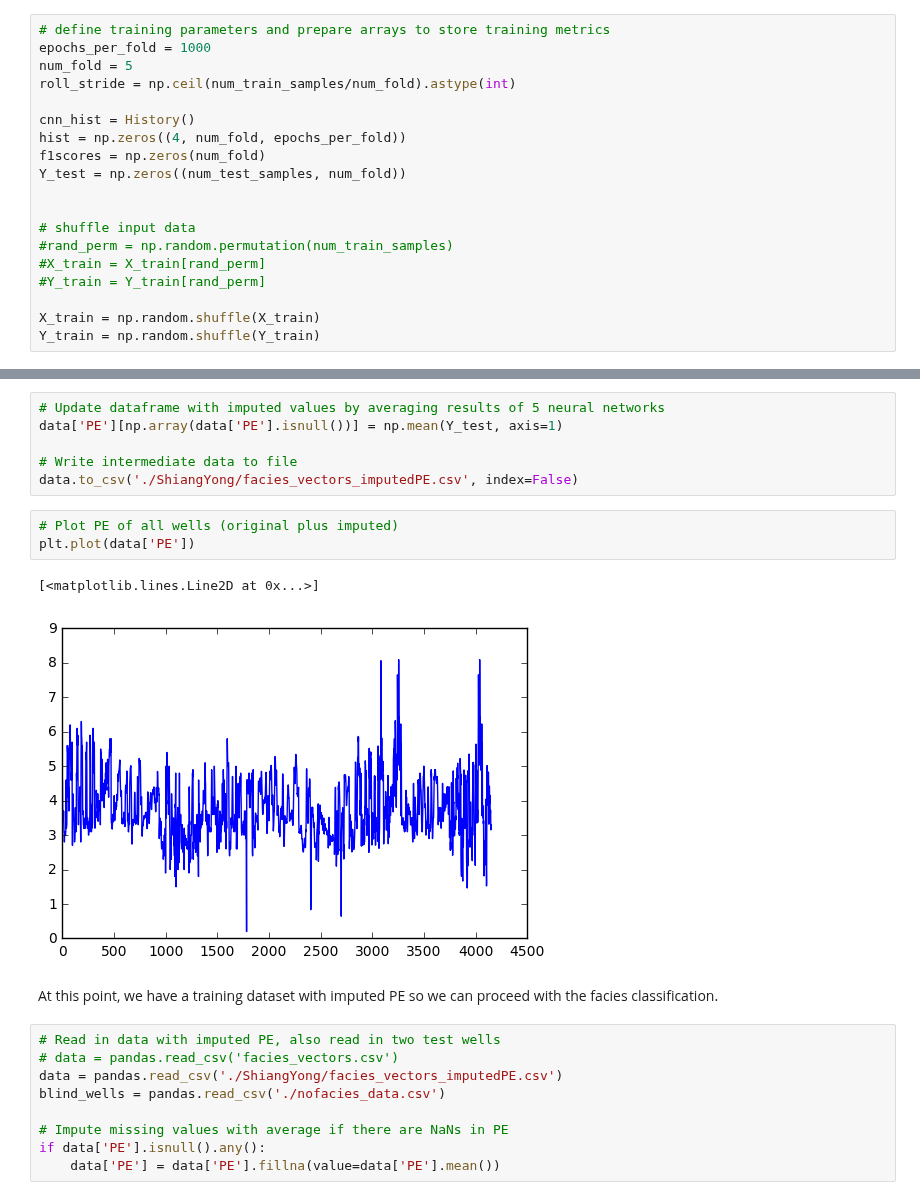
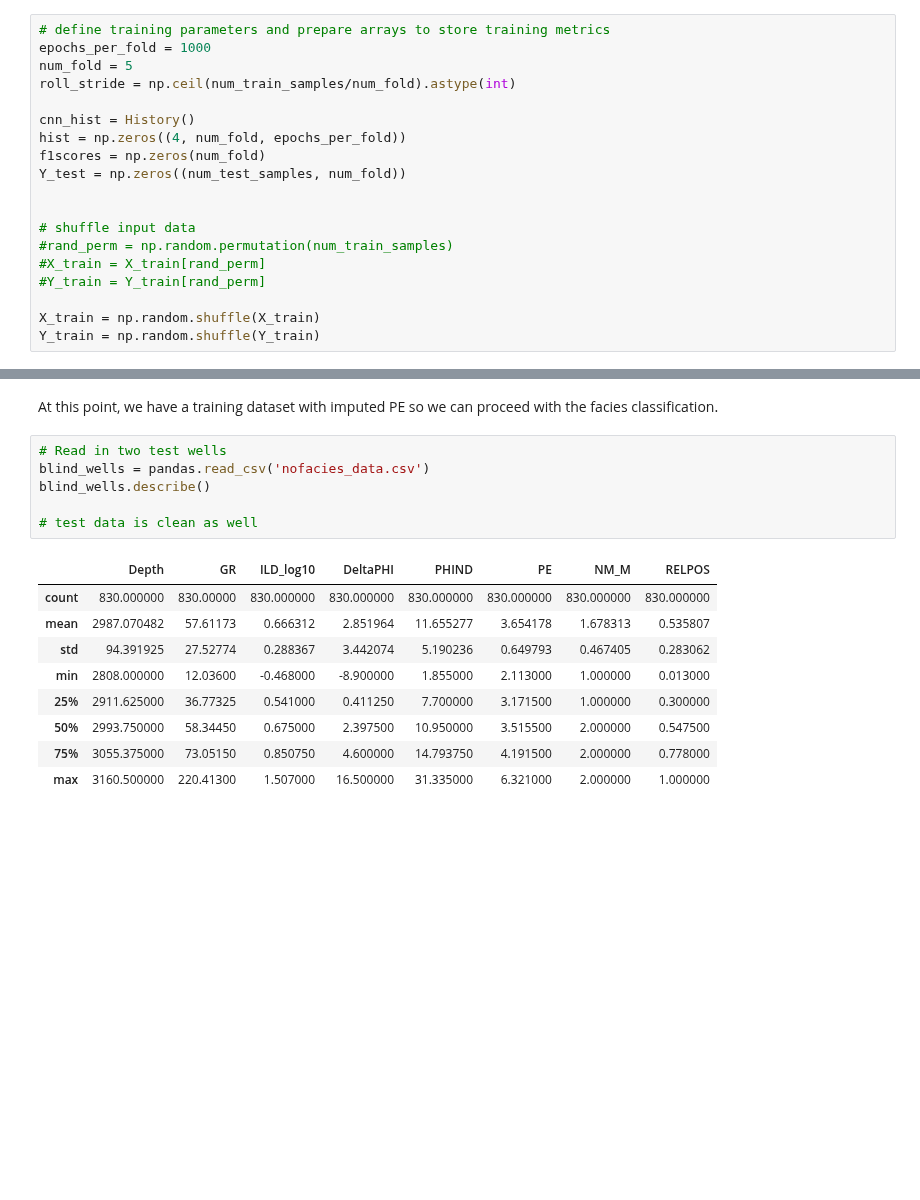
Before and after one commit to turn11/rock_facies_classification, a Jupyter notebook: facies_classification_cnn_v1.ipynb, the cells around one changed output, grey strips where cells are left out. Saved outputs shown, nothing was run; the diff lists cells and outputs as text; blank space fills up the shorter version.

```diff
--- a/facies_classification_cnn_v1.ipynb
+++ b/facies_classification_cnn_v1.ipynb
@@ -218,26 +163,21 @@ plt.legend(['train', 'val'], loc='upper left')
-# %%
-# Update dataframe with imputed values by averaging results of 5 neural networks
-data['PE'][np.array(data['PE'].isnull())] = np.mean(Y_test, axis=1)
-
-# Write intermediate data to file
-data.to_csv('./ShiangYong/facies_vectors_imputedPE.csv', index=False)
-# %%
-# Plot PE of all wells (original plus imputed)
-plt.plot(data['PE'])
-# %% [output]
-[<matplotlib.lines.Line2D at 0x...>]
-[figure, removed]
 # %% [markdown]
 At this point, we have a training dataset with imputed PE so we can proceed with the facies classification.
-# %%
-# Read in data with imputed PE, also read in two test wells
-# data = pandas.read_csv('facies_vectors.csv')
-data = pandas.read_csv('./ShiangYong/facies_vectors_imputedPE.csv')
-blind_wells = pandas.read_csv('./nofacies_data.csv')
-
-# Impute missing values with average if there are NaNs in PE
-if data['PE'].isnull().any():
-    data['PE'] = data['PE'].fillna(value=data['PE'].mean())
+# %%
+# Read in two test wells
+blind_wells = pandas.read_csv('nofacies_data.csv')
+blind_wells.describe()
+
+# test data is clean as well
+# %% [output]
+|  | Depth | GR | ILD_log10 | DeltaPHI | PHIND | PE | NM_M | RELPOS |
+| count | 830.000000 | 830.00000 | 830.000000 | 830.000000 | 830.000000 | 830.000000 | 830.000000 | 830.000000 |
+| mean | 2987.070482 | 57.61173 | 0.666312 | 2.851964 | 11.655277 | 3.654178 | 1.678313 | 0.535807 |
+| std | 94.391925 | 27.52774 | 0.288367 | 3.442074 | 5.190236 | 0.649793 | 0.467405 | 0.283062 |
+| min | 2808.000000 | 12.03600 | -0.468000 | -8.900000 | 1.855000 | 2.113000 | 1.000000 | 0.013000 |
+| 25% | 2911.625000 | 36.77325 | 0.541000 | 0.411250 | 7.700000 | 3.171500 | 1.000000 | 0.300000 |
+| 50% | 2993.750000 | 58.34450 | 0.675000 | 2.397500 | 10.950000 | 3.515500 | 2.000000 | 0.547500 |
+| 75% | 3055.375000 | 73.05150 | 0.850750 | 4.600000 | 14.793750 | 4.191500 | 2.000000 | 0.778000 |
+| max | 3160.500000 | 220.41300 | 1.507000 | 16.500000 | 31.335000 | 6.321000 | 2.000000 | 1.000000 |
 # %%
 # Convert facies class to one-hot-vector representation
 num_classes = data['Facies'].unique().size
```
Also changed, not shown: parts of 21 cells of this notebook, 3 other files.
